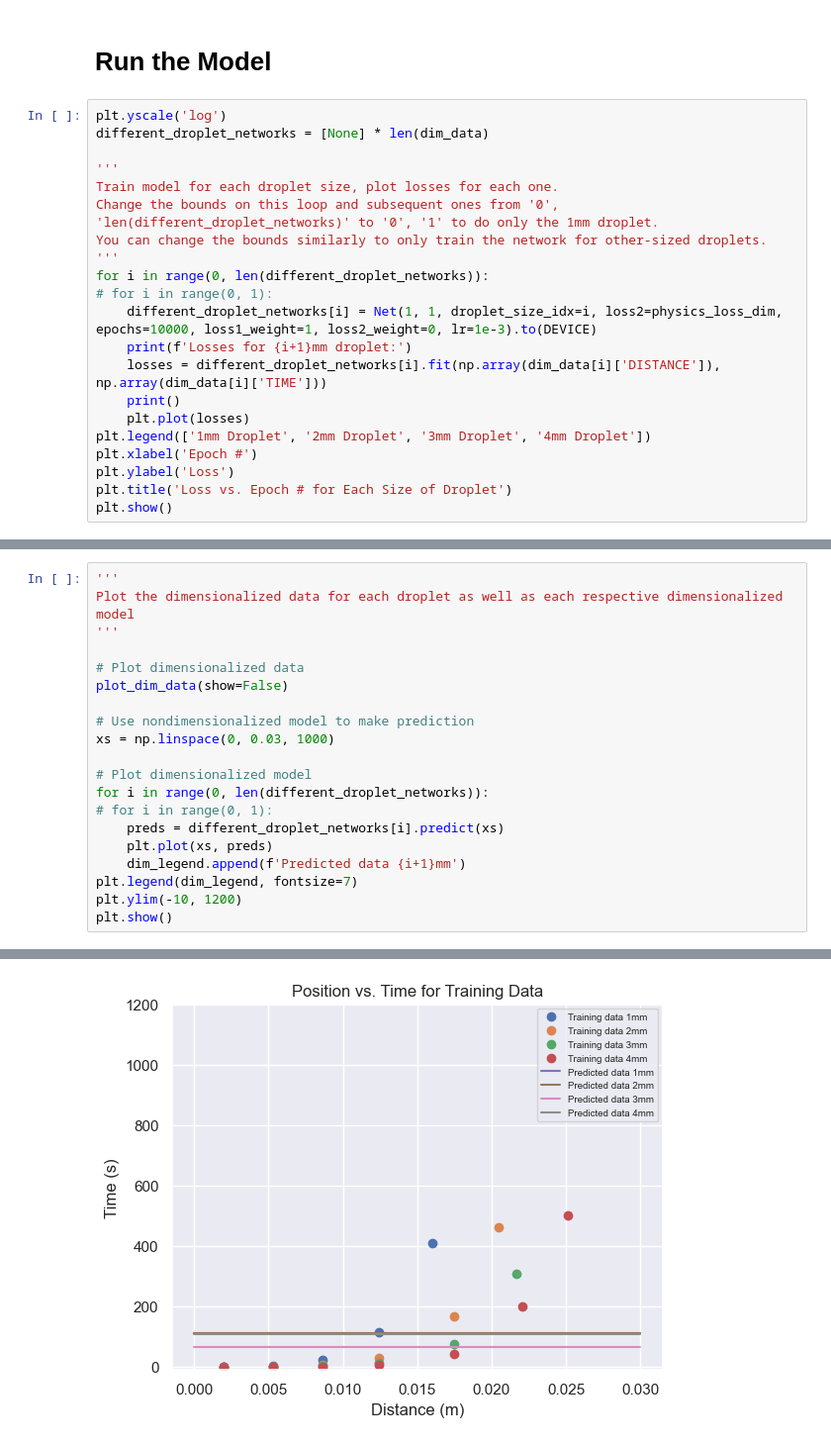
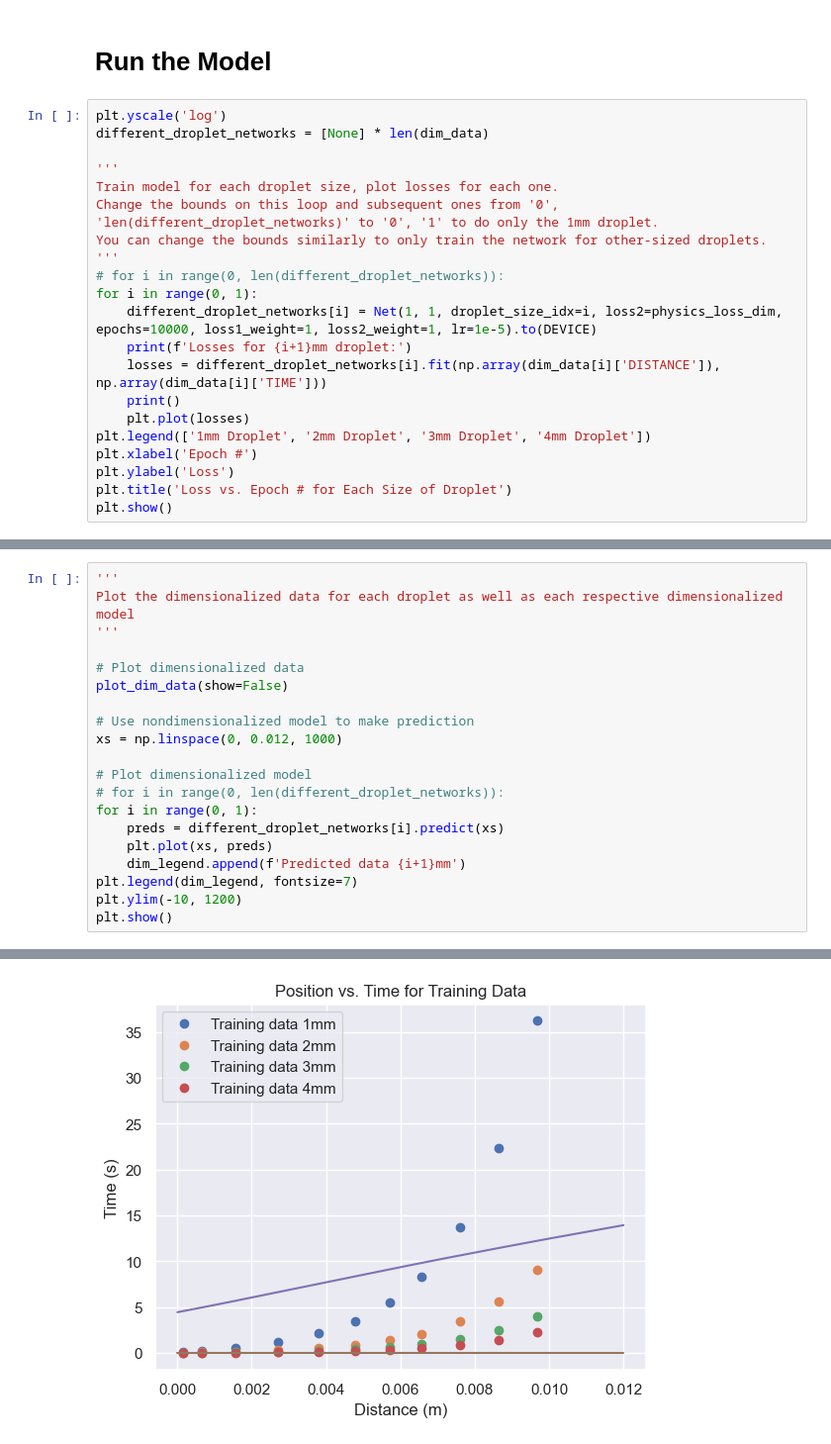
Before and after one commit to rahavdayan/pinns-model, a Jupyter notebook: src/ferrofluid/ferrofluid.ipynb, the cells around one changed output, grey strips where cells are left out. Shown at 99% size. Cells and saved outputs as stored; diff of their text form.

```diff
--- a/src/ferrofluid/ferrofluid.ipynb
+++ b/src/ferrofluid/ferrofluid.ipynb
@@ -49,9 +48,9 @@ Train model for each droplet size, plot losses for each one.
 Change the bounds on this loop and subsequent ones from '0', 'len(different_droplet_networks)' to '0', '1' to do only the 1mm droplet.
 You can change the bounds similarly to only train the network for other-sized droplets.
 '''
-for i in range(0, len(different_droplet_networks)):
-# for i in range(0, 1):
-    different_droplet_networks[i] = Net(1, 1, droplet_size_idx=i, loss2=physics_loss_dim, epochs=10000, loss1_weight=1, loss2_weight=0, lr=1e-3).to(DEVICE)
+# for i in range(0, len(different_droplet_networks)):
+for i in range(0, 1):
+    different_droplet_networks[i] = Net(1, 1, droplet_size_idx=i, loss2=physics_loss_dim, epochs=10000, loss1_weight=1, loss2_weight=1, lr=1e-5).to(DEVICE)
     print(f'Losses for {i+1}mm droplet:')
     losses = different_droplet_networks[i].fit(np.array(dim_data[i]['DISTANCE']), np.array(dim_data[i]['TIME']))
     print()
@@ -82,11 +84,11 @@ Plot the dimensionalized data for each droplet as well as each respective dimens
 plot_dim_data(show=False)
 
 # Use nondimensionalized model to make prediction
-xs = np.linspace(0, 0.03, 1000)
+xs = np.linspace(0, 0.012, 1000)
 
 # Plot dimensionalized model
-for i in range(0, len(different_droplet_networks)):
-# for i in range(0, 1):
+# for i in range(0, len(different_droplet_networks)):
+for i in range(0, 1):
     preds = different_droplet_networks[i].predict(xs)
     plt.plot(xs, preds)
     dim_legend.append(f'Predicted data {i+1}mm')
@@ -97,4 +100,4 @@ plt.show()
-[figure, old version]
+[figure, new version]
 # %%
 pred = different_droplet_networks[0].predict(xs)
 plt.plot(xs, pred)
```
Also changed, not shown: parts of 5 cells of this notebook, 2 other files.
